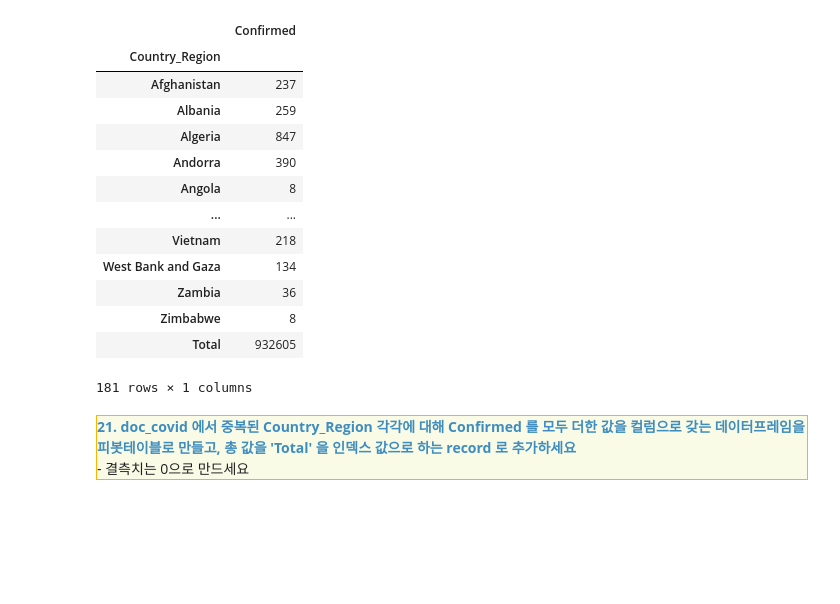
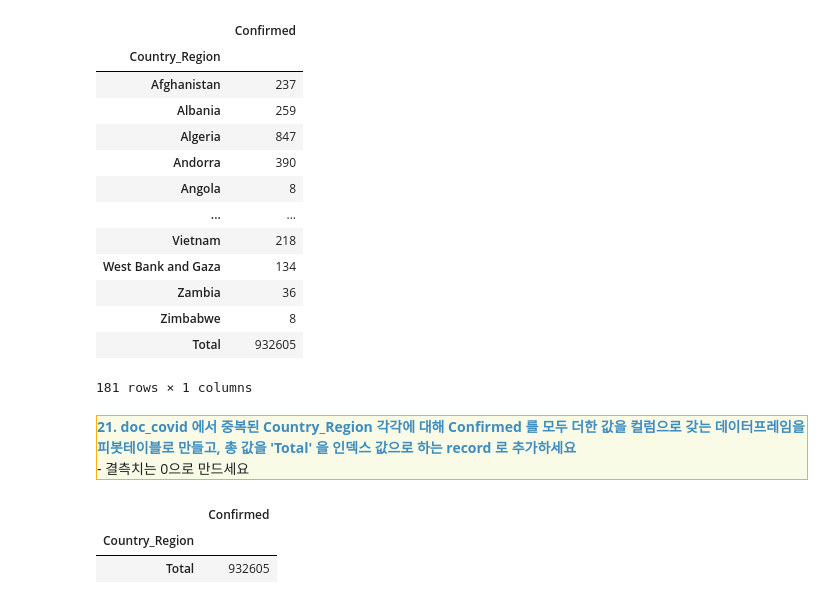
Before and after one commit to seonghunYang/TIL, a Jupyter notebook: 데이터 전처리/pandas_practice_live.ipynb, the cells around one changed output. Saved outputs shown, nothing was run; the diff lists cells and outputs as text; code cells hidden in the pictures; blank space fills up the shorter version.

```diff
--- a/데이터 전처리/pandas_practice_live.ipynb
+++ b/데이터 전처리/pandas_practice_live.ipynb
@@ -366,7 +366,12 @@ doc_covid2
 # %%
 doc_covid3 = pd.pivot_table(doc_covid,
                            index=['Country_Region'],
                            values=['Confirmed'],
                            aggfunc={'Confirmed': 'sum'},
                            margins=True,
-                           )
+                           margins_name='Total')
+doc_covid3[doc_covid3.index == 'Total']
+# %% [output]
+|  | Confirmed |
+| Country_Region |  |
+| Total | 932605 |
```
Also changed, not shown: 1 other file.
